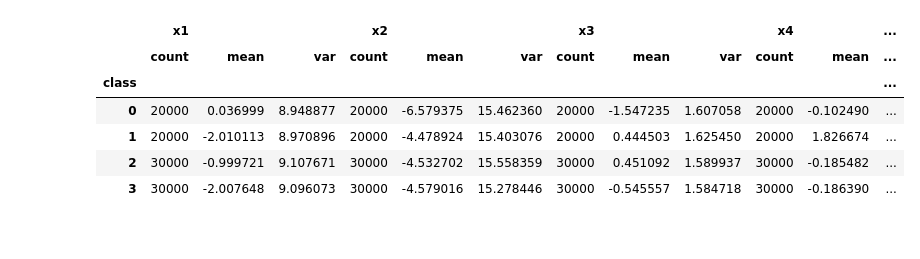
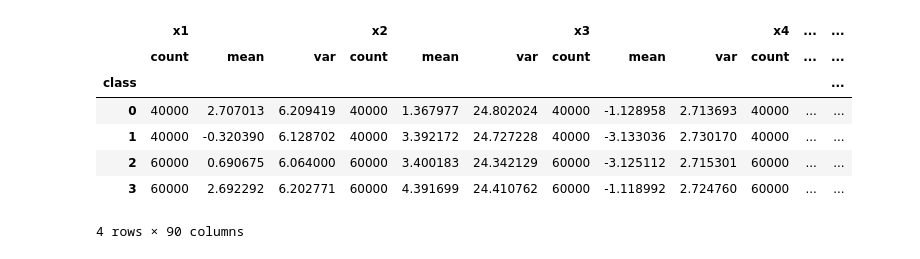
Before and after one commit to timellemeet/multivariate, a Jupyter notebook: simulation.ipynb, the cells around one changed output. Saved outputs shown, nothing was run; the diff lists cells and outputs as text; code cells hidden in the pictures.

```diff
--- a/simulation.ipynb
+++ b/simulation.ipynb
@@ -4,7 +4,7 @@ from scipy.stats import skewnorm, skew
 import matplotlib.pyplot as plt
 import pandas as pd
 from sklearn.model_selection import train_test_split
-from sklearn.metrics import confusion_matrix, mean_squared_error, classification_report
+from sklearn.metrics import confusion_matrix, mean_squared_error, classification_report, accuracy_score
 
 def simulate_data(classes, n_vars, n, max_mu, max_sigma, max_skew):
     #The multivariate skew normal number generator
@@ -38,45 +38,49 @@ def simulate_data(classes, n_vars, n, max_mu, max_sigma, max_skew):
 
         #set the data
         data[start:end,0] = i
         data[start:end,1:] = rng(mu[i,:], sigma, skew, n_obs_class[i])
 
     X = data[:,1:]
     y = data[:,0]
 
     columns = ["x"+str(x) for x in range(n_vars + 1)]
     columns[0] = "class"
 
     df = pd.DataFrame(data,columns=columns)
     df["class"] = df["class"].astype(int)
     return X,y, df
 
 
 
 #parameters
 classes = [0.2, 0.2, 0.3, 0.3] #percentages
-n_vars = 5
-n = 100000
-max_mu = 3
-max_sigma = 20
-max_skew = 5
+n_vars = 30
+n = 200000
+max_mu = 2
+max_sigma = 30
+max_skew = 2
 np.random.seed(12345)
 
 #generate data
 X,y, df = simulate_data(classes, n_vars, n, max_mu, max_sigma, max_skew)
 
 display(df.groupby(["class"]).agg(["count", "mean", "var"]))
 
 #make train and test set
 X_train, X_test, y_train, y_test = train_test_split(
     X, y, test_size=0.33, random_state=42)
+
+
+accuracies = pd.DataFrame(columns=['method', 'accuracy', 'predictions'])
 # %% [output]
-|  | x1 |  |  | x2 |  |  | x3 |  |  | x4 |  | ... |
-|  | count | mean | var | count | mean | var | count | mean | var | count | mean | ... |
+|  | x1 |  |  | x2 |  |  | x3 |  |  | x4 | ... | ... |
+|  | count | mean | var | count | mean | var | count | mean | var | count | ... | ... |
 | class |  |  |  |  |  |  |  |  |  |  |  | ... |
-| 0 | 20000 | 0.036999 | 8.948877 | 20000 | -6.579375 | 15.462360 | 20000 | -1.547235 | 1.607058 | 20000 | -0.102490 | ... |
-| 1 | 20000 | -2.010113 | 8.970896 | 20000 | -4.478924 | 15.403076 | 20000 | 0.444503 | 1.625450 | 20000 | 1.826674 | ... |
-| 2 | 30000 | -0.999721 | 9.107671 | 30000 | -4.532702 | 15.558359 | 30000 | 0.451092 | 1.589937 | 30000 | -0.185482 | ... |
-| 3 | 30000 | -2.007648 | 9.096073 | 30000 | -4.579016 | 15.278446 | 30000 | -0.545557 | 1.584718 | 30000 | -0.186390 | ... |
+| 0 | 40000 | 2.707013 | 6.209419 | 40000 | 1.367977 | 24.802024 | 40000 | -1.128958 | 2.713693 | 40000 | ... | ... |
+| 1 | 40000 | -0.320390 | 6.128702 | 40000 | 3.392172 | 24.727228 | 40000 | -3.133036 | 2.730170 | 40000 | ... | ... |
+| 2 | 60000 | 0.690675 | 6.064000 | 60000 | 3.400183 | 24.342129 | 60000 | -3.125112 | 2.715301 | 60000 | ... | ... |
+| 3 | 60000 | 2.692292 | 6.202771 | 60000 | 4.391699 | 24.410762 | 60000 | -1.118992 | 2.724760 | 60000 | ... | ... |
+4 rows × 90 columns
 # %%
 #LDA
 from sklearn.discriminant_analysis import LinearDiscriminantAnalysis
```
Also changed, not shown: parts of 7 cells of this notebook.
